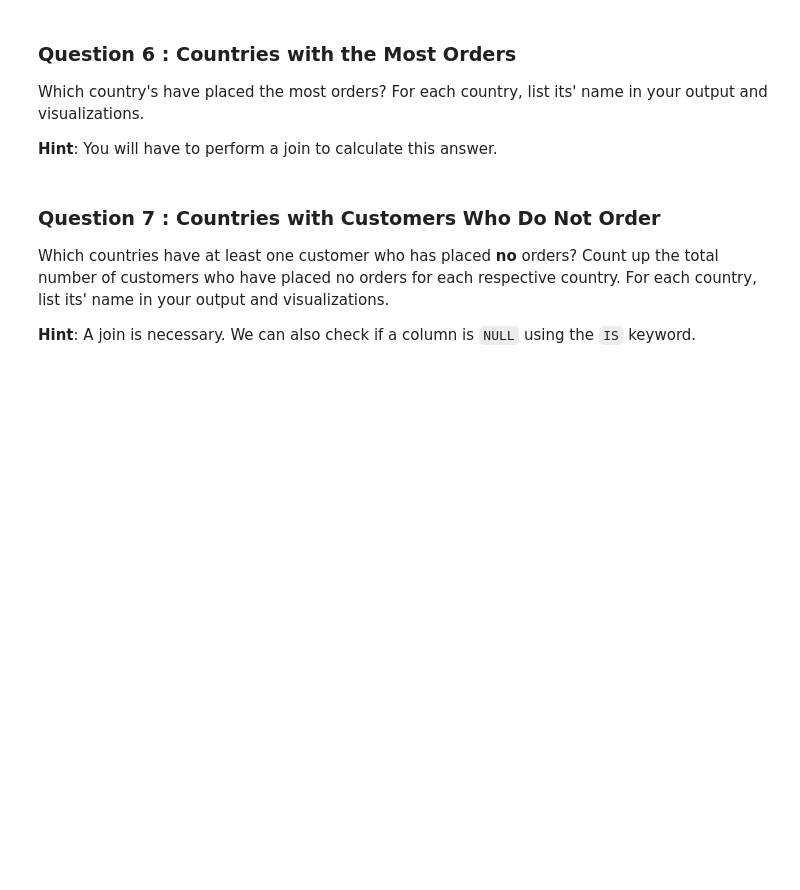
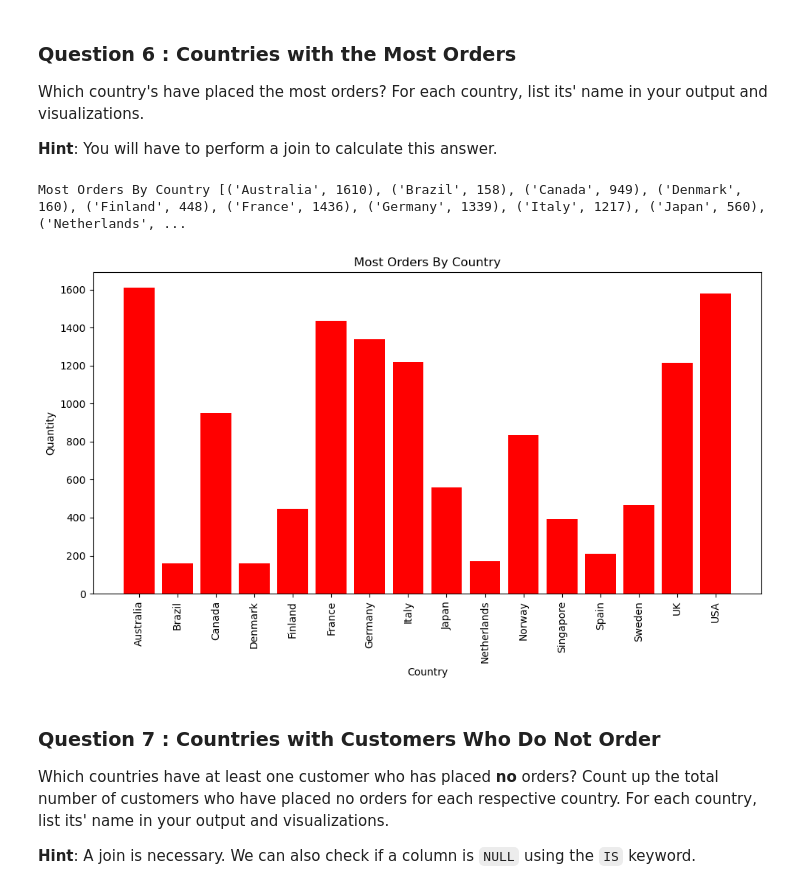
Before and after one commit to thecrownreturns/Adhoc-SQL-FOOD-SUPPLY-, a Jupyter notebook: adhoc_report.ipynb, the cells around one changed output. Saved outputs shown, nothing was run; the diff lists cells and outputs as text; code cells hidden in the pictures; blank space fills up the shorter version.

```diff
--- a/adhoc_report.ipynb
+++ b/adhoc_report.ipynb
@@ -190,16 +209,38 @@ Which country's have placed the most orders? For each country, list its' name in
 **Hint**: You will have to perform a join to calculate this answer.
 # %%
 # TODO: Write a SQL query which will answer the question above.
-...
+
+cursor.execute("""
+SELECT
+    Suppliers.Country,
+    SUM(OrderDetails.Quantity) AS TotalQuantity
+FROM Suppliers
+JOIN Products ON Suppliers.SupplierID = Products.SupplierID
+JOIN OrderDetails ON Products.ProductID = OrderDetails.ProductID
+GROUP BY Suppliers.Country
+
+""")
 
 # TODO: Fetch your list of tuples and print it out
-...
+most_orders_by_country = cursor.fetchall()
+print("Most Orders By Country", most_orders_by_country, "TotalQuantity")
+# %% [output]
+Most Orders By Country [('Australia', 1610), ('Brazil', 158), ('Canada', 949), ('Denmark', 160), ('Finland', 448), ('France', 1436), ('Germany', 1339), ('Italy', 1217), ('Japan', 560), ('Netherlands', ...
 # %%
 # TODO: Convert your list of tuples to a dataframe
-...
+df = pd.DataFrame(most_orders_by_country, columns=['Country','Quantity'])
+
 
 # TODO: Generate a visualization on this dataframe
-...
+plt.figure(figsize=(10, 6))
+plt.bar(df['Country'], df['Quantity'], color='red')
+plt.xlabel('Country')
+plt.ylabel('Quantity')
+plt.title('Most Orders By Country')
+plt.xticks(rotation=90)
+plt.tight_layout()
+# %% [output]
+[figure, added]
 # %% [markdown]
 ### Question 7 : Countries with Customers Who Do Not Order
 
```
Also changed, not shown: parts of 12 cells of this notebook.
